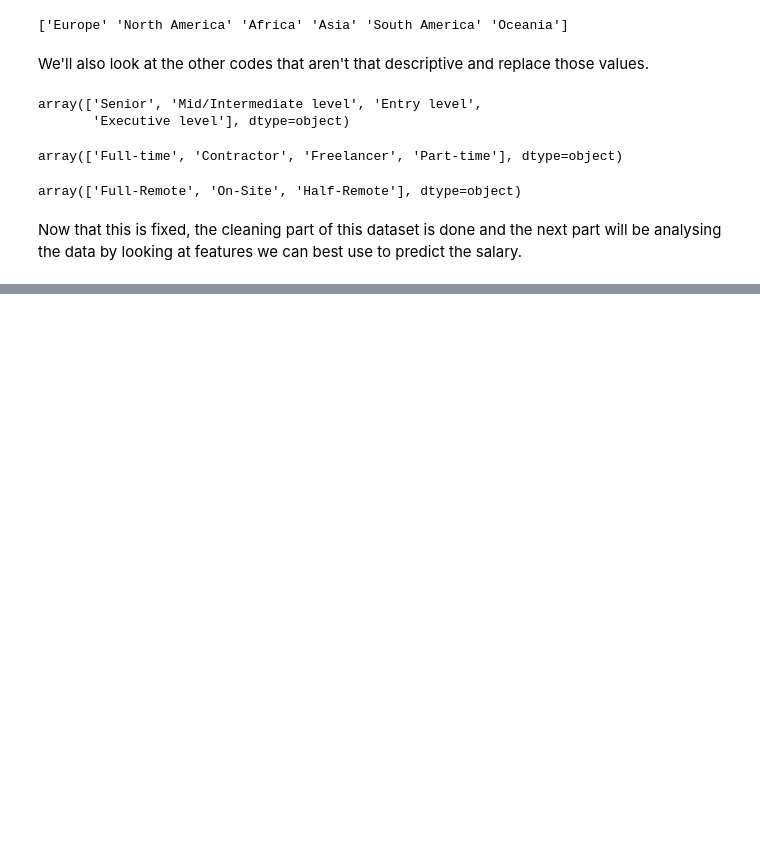
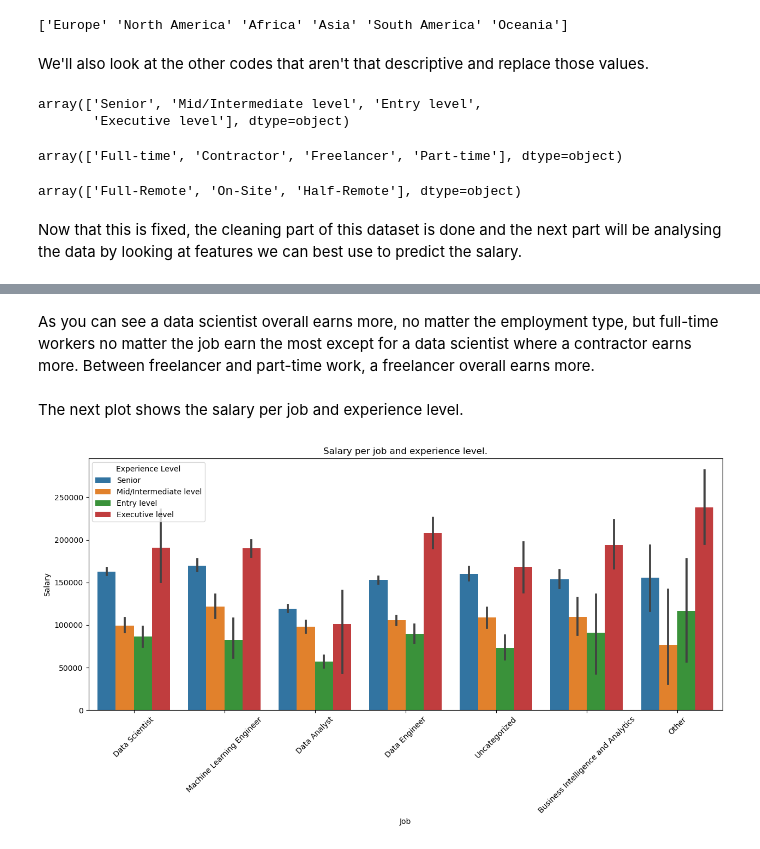
Before and after one commit to jarnoweemen/ML_Practice_Assignments, a Jupyter notebook: Practice 1/practice 1 - Jarno Weemen.ipynb, the cells around one changed output, grey strips where cells are left out. Cells and saved outputs as stored; diff of their text form; code cells hidden in the pictures; blank space fills up the shorter version.

```diff
--- a/Practice 1/practice 1 - Jarno Weemen.ipynb
+++ b/Practice 1/practice 1 - Jarno Weemen.ipynb
@@ -215,0 +244,16 @@ array(['Senior'], dtype='<U22')
+# %% [markdown]
+As you can see a data scientist overall earns more, no matter the employment type, but full-time workers no matter the job earn the most except for a data scientist where a contractor earns more. Between freelancer and part-time work, a freelancer overall earns more.
+# %% [markdown]
+The next plot shows the salary per job and experience level.
+# %%
+plt.figure(figsize=(15,6))
+plt.ticklabel_format(style='plain', axis='y')
+plt.xticks(rotation=45)
+sns.barplot(data=df_salaries, x="job_title", y="salary_in_usd", hue="experience_level")
+plt.title("Salary per job and experience level.")
+plt.legend(title="Experience Level")
+plt.xlabel("Job")
+plt.ylabel("Salary")
+plt.show()
+# %% [output]
+[figure, added]
```
Also changed, not shown: parts of 16 cells of this notebook.
